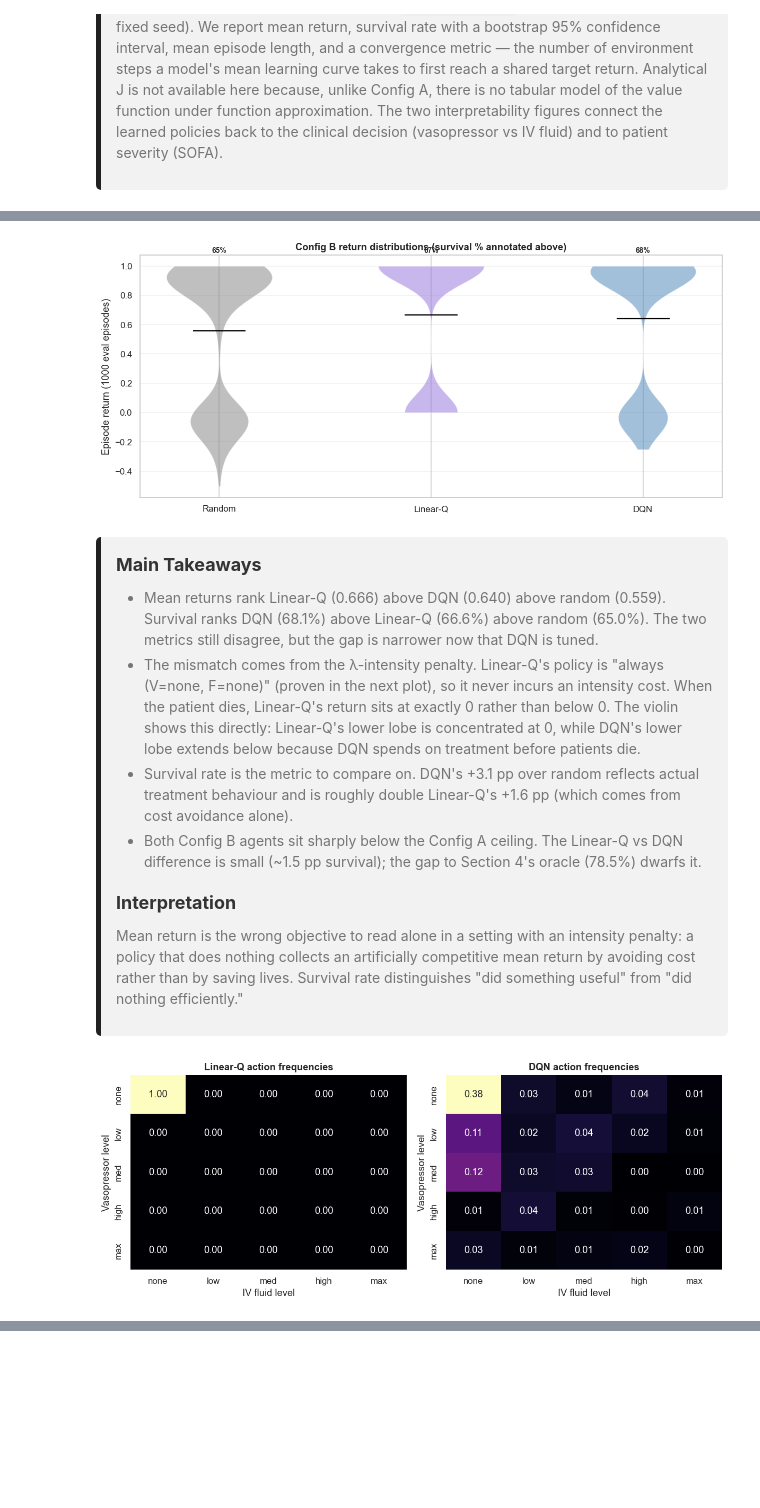
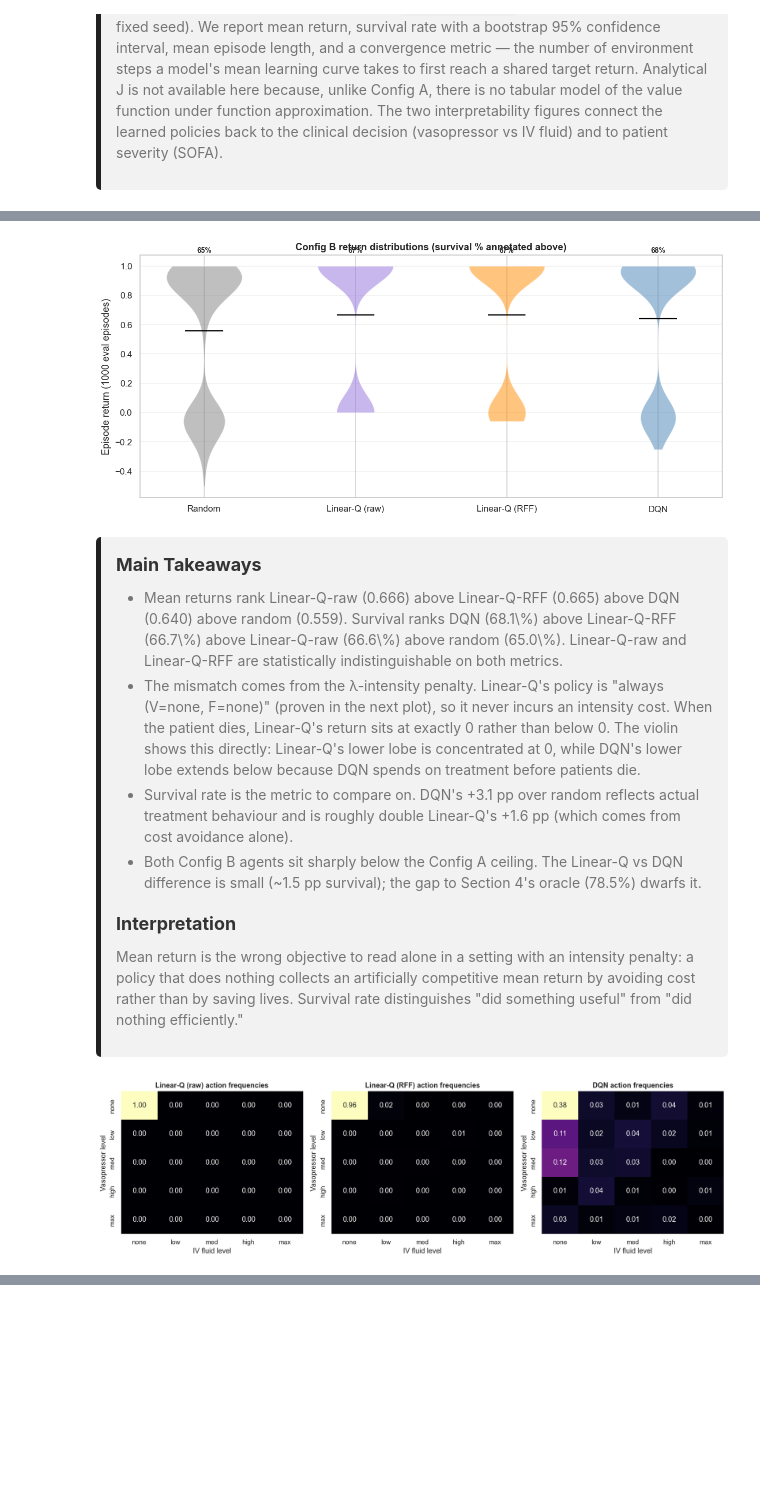
Before and after one commit to SamuelBraun/reinforcement-learning-sepsis, a Jupyter notebook: rl_sepsis_project.ipynb, the cells around one changed output, grey strips where cells are left out. Cells and saved outputs as stored; diff of their text form; code cells hidden in the pictures; blank space fills up the shorter version.

```diff
--- a/rl_sepsis_project.ipynb
+++ b/rl_sepsis_project.ipynb
@@ -1871,7 +2031,7 @@ Shared target return for convergence column: 0.6724
 # %%
-dataset = [clinical_rand_returns, linq_returns, dqn_returns]
-labels = ['Random', 'Linear-Q', 'DQN']
-colors = ['gray', 'mediumpurple', 'steelblue']
+dataset = [clinical_rand_returns, linq_returns, linq_rff_returns, dqn_returns]
+labels = ['Random', 'Linear-Q (raw)', 'Linear-Q (RFF)', 'DQN']
+colors = ['gray', 'mediumpurple', 'darkorange', 'steelblue']
 
 fig, ax = plt.subplots(figsize=(11, 5))
 positions = np.arange(1, len(dataset) + 1)
@@ -1881,7 +2041,7 @@ for body, color in zip(parts['bodies'], colors):
     body.set_alpha(0.5)
 parts['cmeans'].set_color('black')
 
-survivals = [clinical_rand_surv, linq_surv, dqn_surv]
+survivals = [clinical_rand_surv, linq_surv, linq_rff_surv, dqn_surv]
 for pos, surv in zip(positions, survivals):
     ax.text(pos, 1.08, f'{surv:.0f}%', ha='center', va='bottom', fontsize=9, fontweight='bold')
 
@@ -1894,12 +2054,12 @@ plt.tight_layout()
 plt.savefig(f'{PLOTS_DIR}/configB_return_distribution.png', bbox_inches='tight')
 plt.show()
 # %% [output]
-[figure, old version]
+[figure, new version]
 # %% [markdown]
 <div style="background-color: #F2F2F2; padding: 15px; margin-right: 30px; border-left: 5px solid; border-image: linear-gradient(to bottom, #A8C5E0, #4682B4, #2C5F8A, #1A3D5C) 1; border-radius: 5px; max-width: 95%;">
     <h3 style="margin-top: 0; margin-bottom: 10px; color: #333333; font-weight: bold;">Main Takeaways</h3>
     <ul style="margin: 10px 40px 10px 20px; padding-left: 20px; padding-right: 0; color: #757575;">
-        <li style="margin-right: 20px;">Mean returns rank Linear-Q (0.666) above DQN (0.640) above random (0.559). Survival ranks DQN (68.1%) above Linear-Q (66.6%) above random (65.0%). The two metrics still disagree, but the gap is narrower now that DQN is tuned.</li>
+        <li style="margin-right: 20px;">Mean returns rank Linear-Q-raw (0.666) above Linear-Q-RFF (0.665) above DQN (0.640) above random (0.559). Survival ranks DQN (68.1\%) above Linear-Q-RFF (66.7\%) above Linear-Q-raw (66.6\%) above random (65.0\%). Linear-Q-raw and Linear-Q-RFF are statistically indistinguishable on both metrics.</li>
         <li style="margin-right: 20px;">The mismatch comes from the &lambda;-intensity penalty. Linear-Q&#39;s policy is "always (V=none, F=none)" (proven in the next plot), so it never incurs an intensity cost. When the patient dies, Linear-Q&#39;s return sits at exactly 0 rather than below 0. The violin shows this directly: Linear-Q&#39;s lower lobe is concentrated at 0, while DQN&#39;s lower lobe extends below because DQN spends on treatment before patients die.</li>
         <li style="margin-right: 20px;">Survival rate is the metric to compare on. DQN&#39;s +3.1 pp over random reflects actual treatment behaviour and is roughly double Linear-Q&#39;s +1.6 pp (which comes from cost avoidance alone).</li>
         <li style="margin-right: 20px;">Both Config B agents sit sharply below the Config A ceiling. The Linear-Q vs DQN difference is small (~1.5 pp survival); the gap to Section 4&#39;s oracle (78.5%) dwarfs it.</li>
@@ -1908,23 +2068,23 @@ plt.show()
     <p style="margin: 10px 0; margin-right: 40px; color: #757575;">Mean return is the wrong objective to read alone in a setting with an intensity penalty: a policy that does nothing collects an artificially competitive mean return by avoiding cost rather than by saving lives. Survival rate distinguishes "did something useful" from "did nothing efficiently."</p>
 </div>
 # %%
-agent_predicts = [linq_predict, dqn_predict]
-agent_names = ['Linear-Q', 'DQN']
+agent_predicts = [linq_predict, linq_rff_predict, dqn_predict]
+agent_names = ['Linear-Q (raw)', 'Linear-Q (RFF)', 'DQN']
 level_labels = ['none', 'low', 'med', 'high', 'max']
 
-fig, axes = plt.subplots(1, 2, figsize=(11, 4.4))
+fig, axes = plt.subplots(1, 3, figsize=(15, 4.4))
 for ax, predict_fn, name in zip(axes, agent_predicts, agent_names):
     grid = policy_action_grid(predict_fn)
     sns.heatmap(grid, ax=ax, cmap='magma', annot=True, fmt='.2f', cbar=False,
                 xticklabels=level_labels, yticklabels=level_labels)
     ax.set_title(f'{name} action frequencies', fontweight='bold')
     ax.set_xlabel('IV fluid level')
     ax.set_ylabel('Vasopressor level')
 plt.tight_layout()
 plt.savefig(f'{PLOTS_DIR}/configB_policy_actions.png', bbox_inches='tight')
 plt.show()
 # %% [output]
-[figure, old version]
+[figure, new version]
 # %% [markdown]
 <div style="background-color: #F2F2F2; padding: 15px; margin-right: 30px; border-left: 5px solid; border-image: linear-gradient(to bottom, #A8C5E0, #4682B4, #2C5F8A, #1A3D5C) 1; border-radius: 5px; max-width: 95%;">
     <h3 style="margin-top: 0; margin-bottom: 10px; color: #333333; font-weight: bold;">Main Takeaways</h3>
```
Also changed, not shown: parts of 10 cells of this notebook, 9 other files.
